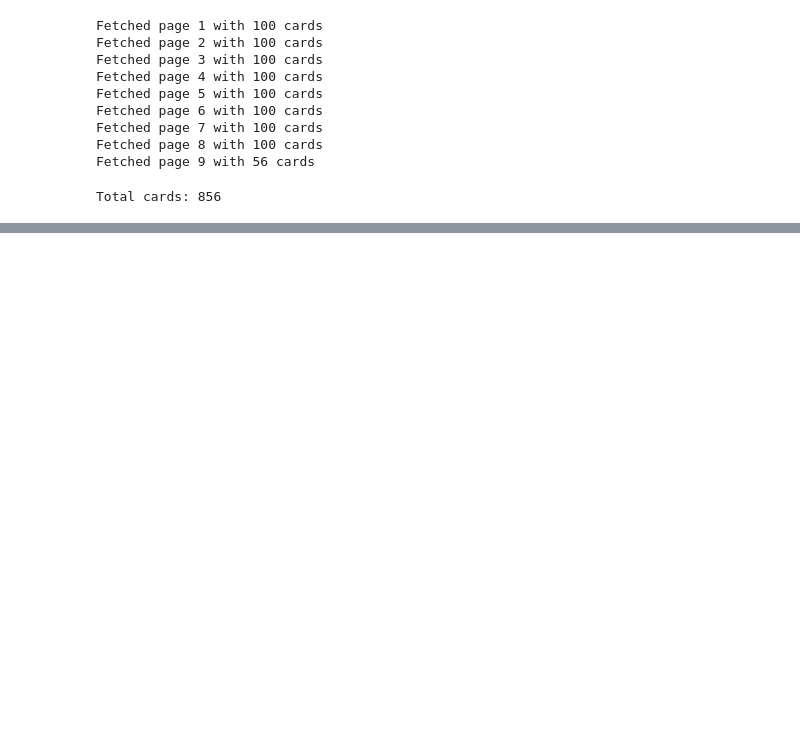
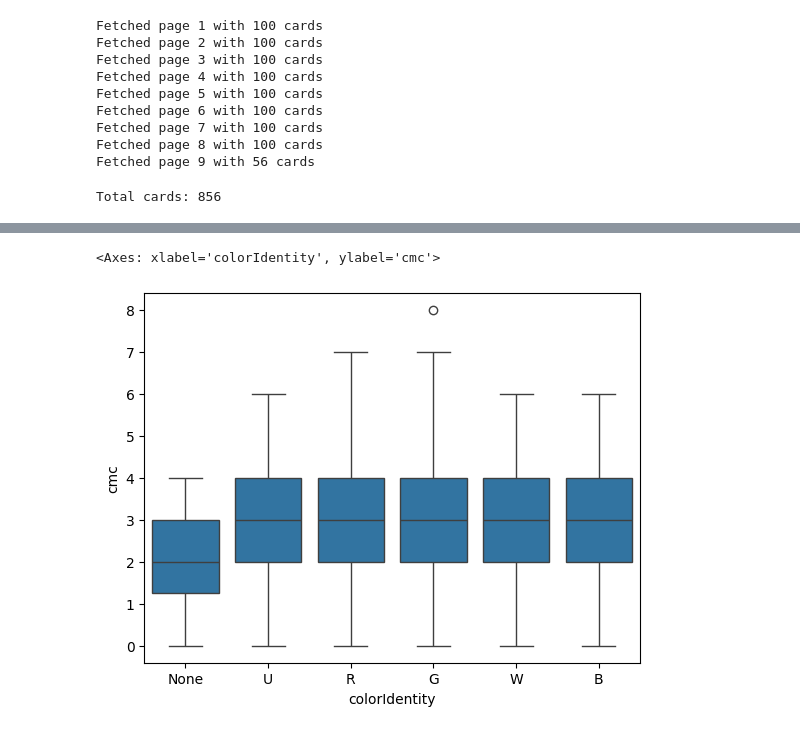
Before and after one commit to FBIagent42/magic_data_set, a Jupyter notebook: main.ipynb, the cells around one changed output, grey strips where cells are left out. Saved outputs shown, nothing was run; the diff lists cells and outputs as text; code cells hidden in the pictures; blank space fills up the shorter version.

```diff
--- a/main.ipynb
+++ b/main.ipynb
@@ -34,8 +36,32 @@ Fetched page 7 with 100 cards
 Fetched page 8 with 100 cards
 Fetched page 9 with 56 cards
 # %%
-
 data = pd.json_normalize(all_cards)
 print(f"Total cards: {len(data)}")
+
+
+trimmed_data = data[['number', 'name', 'manaCost', 'cmc', 'colors', 'colorIdentity', 'types',
+                    'supertypes', 'subtypes', 'rarity', 'set', 'setName', 'power',
+                    'toughness', 'multiverseid', 'id']]
+
+trimmed_data = trimmed_data[trimmed_data['multiverseid'].notna()]
+trimmed_data['multiverseid'] = trimmed_data['multiverseid'].astype(int)
+
+formatted_data = trimmed_data.loc[trimmed_data.groupby('name')['multiverseid'].idxmin()]
+
+formatted_data['mana_generic'] = formatted_data['manaCost'].str.extract(r'(\{[\dX]\})')
+formatted_data['mana_generic'] = formatted_data['mana_generic'].str.replace(r'[{}]', "", regex = True)
+formatted_data['mana_generic'] = formatted_data['mana_generic'].fillna(0)
+
+
+formatted_data['mana_colored'] = (formatted_data['manaCost'].str.extractall(r'\{([WUBRG])\}').groupby(level=0)[0].apply(list))
+formatted_data['mana_colored'] = formatted_data['mana_colored'].apply(lambda x: x if isinstance(x, list) else ['None'])
+
+formatted_data['colorIdentity'] = formatted_data['colorIdentity'].fillna('None')
+
+
+formatted_data = formatted_data[['number', 'name', 'mana_generic', 'mana_colored', 'cmc', 'colors', 'colorIdentity', 'types',
+                    'supertypes', 'subtypes', 'rarity', 'set', 'setName', 'power',
+                    'toughness', 'multiverseid', 'id']]
 # %% [output]
 Total cards: 856
@@ -67,0 +68,12 @@ df_base.head()
+# %%
+plot_df = formatted_data.copy()
+# keep only rows where colorIdentity is a list of length 1
+plot_df = plot_df[plot_df['colorIdentity'].apply(lambda x: (isinstance(x, list) and len(x) <= 1) or x == 'None')]
+# convert single-element lists to the element (e.g. ['W'] -> 'W')
+plot_df['colorIdentity'] = plot_df['colorIdentity'].apply(lambda x: x[0] if isinstance(x, list) else x)
+
+
+sns.boxplot(data=plot_df, x='colorIdentity', y='cmc')
+# %% [output]
+<Axes: xlabel='colorIdentity', ylabel='cmc'>
+[figure, added]
```
Also changed, not shown: parts of 18 cells of this notebook.
